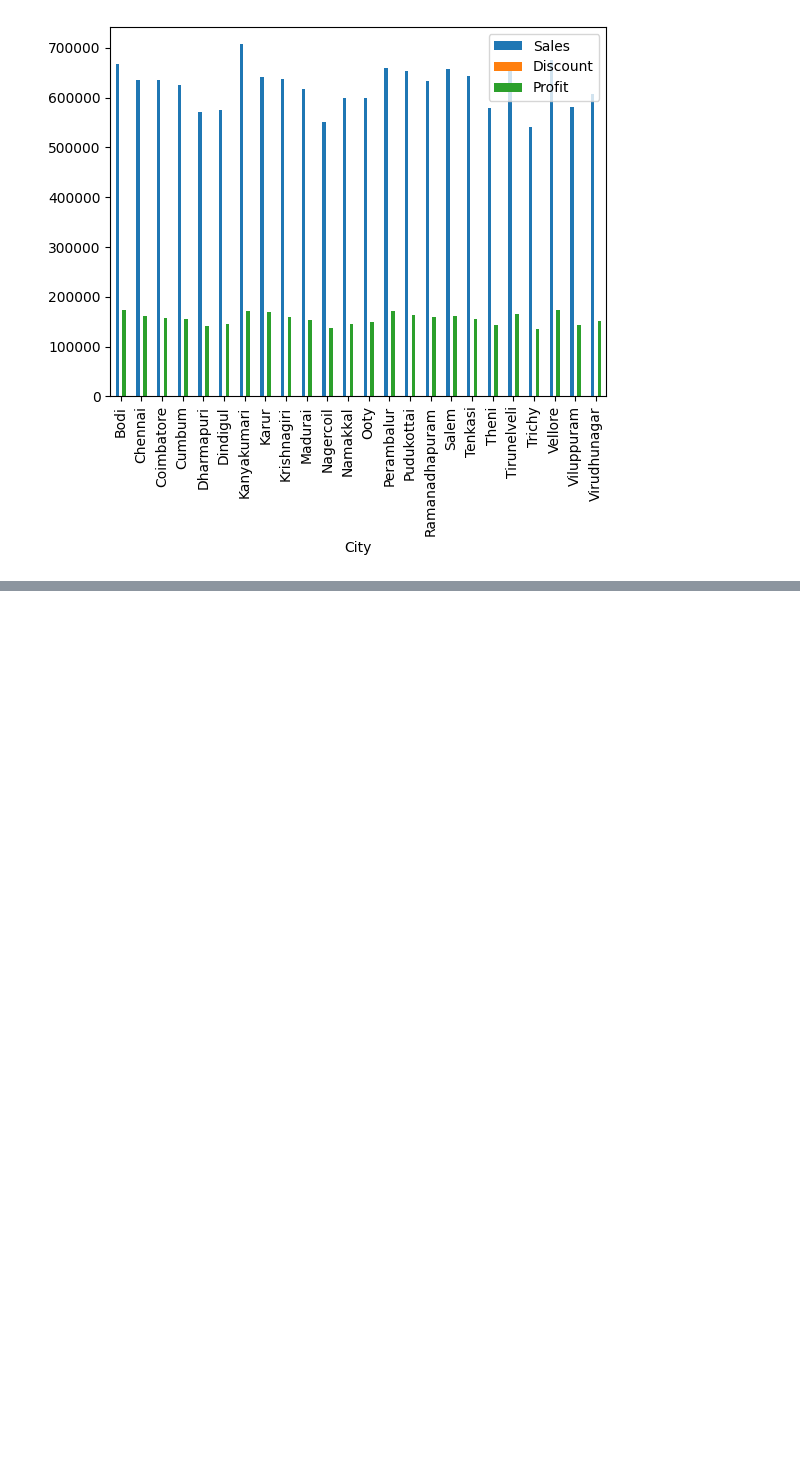
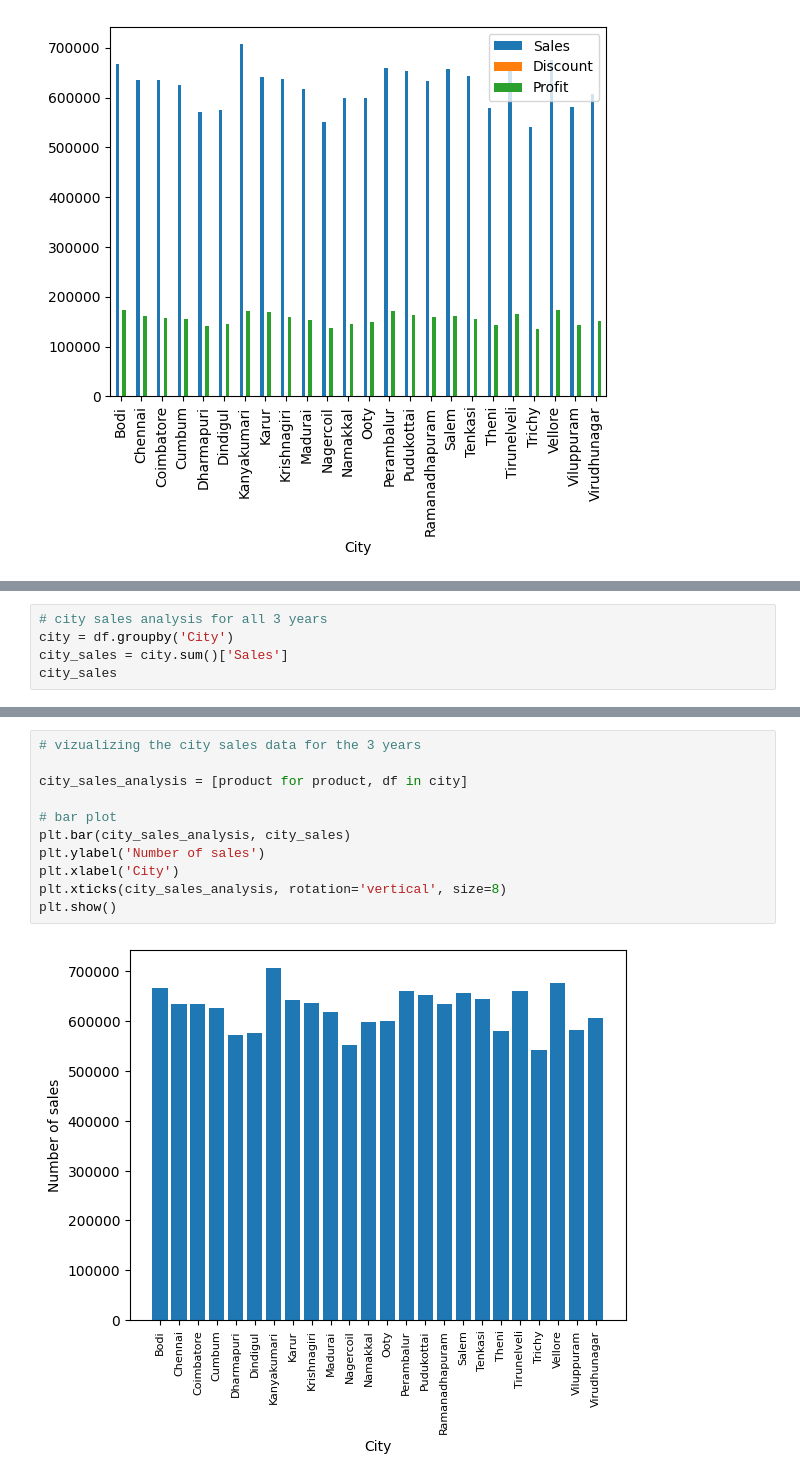
Before and after one commit to wandieinnocents/sales_analysis_pyhon_thesis_v3, a Jupyter notebook: v3_A_MULTIMODAL_ML_FRAMEWORK_FOR_BUSINESS_PERFORMANCE_ANALYSIS_Research_progress_v3.ipynb, the cells around one changed output, grey strips where cells are left out. Drawn from its saved outputs; the diff is of its cells as text; blank space fills up the shorter version.

```diff
--- a/v3_A_MULTIMODAL_ML_FRAMEWORK_FOR_BUSINESS_PERFORMANCE_ANALYSIS_Research_progress_v3.ipynb
+++ b/v3_A_MULTIMODAL_ML_FRAMEWORK_FOR_BUSINESS_PERFORMANCE_ANALYSIS_Research_progress_v3.ipynb
@@ -138,0 +216,5 @@ city_highest_sales.plot(kind='bar')
+# %%
+# city sales analysis for all 3 years
+city = df.groupby('City')
+city_sales = city.sum()['Sales']
+city_sales
@@ -138,0 +239,13 @@ city_highest_sales.plot(kind='bar')
+# %%
+# vizualizing the city sales data for the 3 years
+
+city_sales_analysis = [product for product, df in city]
+
+# bar plot
+plt.bar(city_sales_analysis, city_sales)
+plt.ylabel('Number of sales')
+plt.xlabel('City')
+plt.xticks(city_sales_analysis, rotation='vertical', size=8)
+plt.show()
+# %% [output]
+[figure, added]
```
Also changed, not shown: parts of 18 cells of this notebook.
